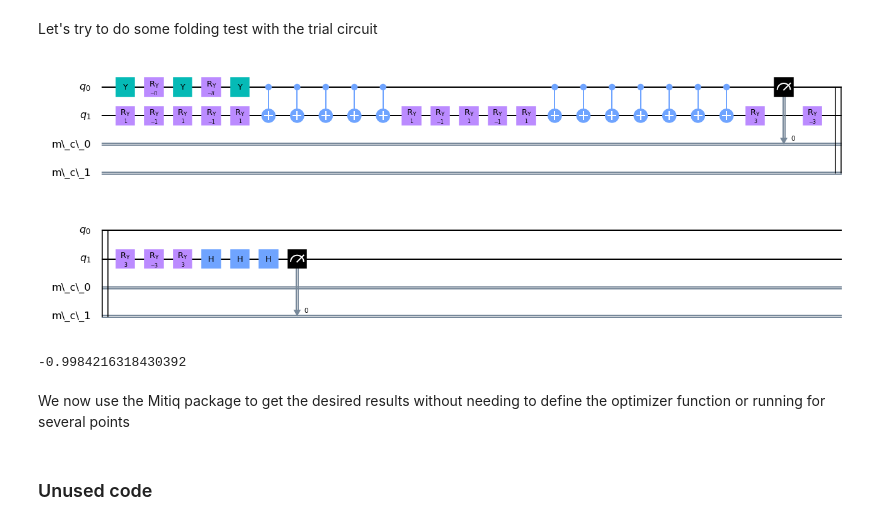
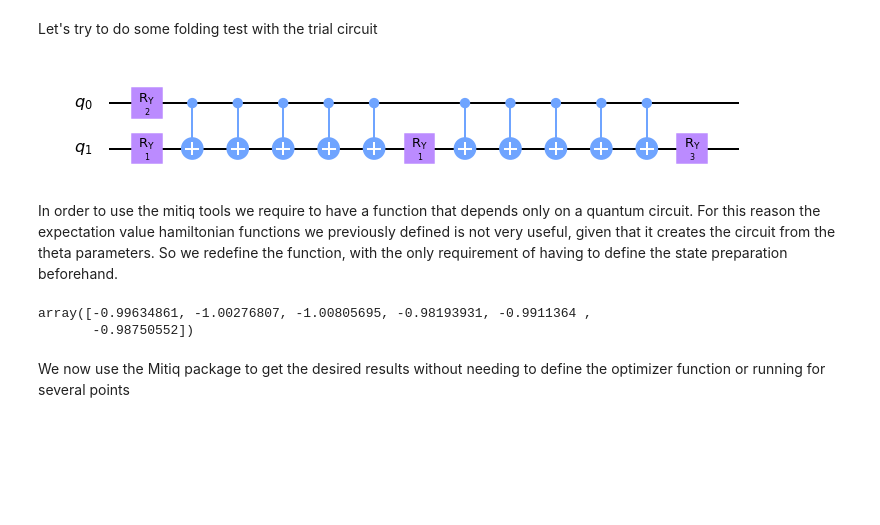
Before and after one commit to JavierNaya/QOSF_Mentorship, a Jupyter notebook: main .ipynb, the cells around one changed output. Drawn from its saved outputs; the diff is of its cells as text; code cells hidden in the pictures; blank space fills up the shorter version.

```diff
--- a/main .ipynb
+++ b/main .ipynb
@@ -487,14 +534,17 @@ Let's try to do some folding test with the trial circuit
 # %%
 qc = State_Preparation([1,2,3])
 from mitiq.zne.scaling.folding import fold_gates_at_random
 
 #folded = fold_gates_from_left(qc, scale_factor=2)
 #folded = fold_gates_from_right(qc, scale_factor=4,fidelities={"single": 1.0,"CNOT": 0.99})
 folded = fold_gates_at_random(qc_IX, scale_factor=5,fidelities={"single": 1.0,"CNOT": 0.99})
 #folded = fold_global(qc, scale_factor=3,fidelities={"single": 1.0,"CNOT": 0.99})
+
+folded = scale_all_cnot(qc,3)
+
 folded.draw('mpl')
 # %% [output]
-[figure, old version]
+[figure, new version]
 # %%
 import cirq
 from mitiq.conversions import converter
@@ -524,10 +576,12 @@ def scale_all_cnot(circuit: cirq.Circuit, scale_factor: float) -> cirq.Circuit:
+# %% [markdown]
+In order to use the mitiq tools we require to have a function that depends only on a quantum circuit. For this reason the expectation value hamiltonian functions we previously defined is not very useful, given that it creates the circuit from the theta parameters. So we redefine the function, with the only requirement of having to define the state preparation beforehand.
 # %%
 from functools import partial
-from mitiq.zne.inference import PolyFactory
+from mitiq.zne.inference import *
 
 qc = State_Preparation([2.39581172, 5.94579978, 0.29905988],r=1)
 
-def Expectation_Hamiltonian_mitiq(qc,Hamiltonian = H,noise = False, r = 1,shots=8192,backend = 'qasm_simulator'):
+def Expectation_Hamiltonian_Mitiq(qc,Hamiltonian = H,noise = False, r = 1,shots=8192,backend = 'qasm_simulator'):
     #Find the Pauli decomposition
     c = Decomposition_H(H)
     exp_key = c.copy() #copy the dictionary
@@ -548,21 +602,17 @@ def Expectation_Hamiltonian_mitiq(qc,Hamiltonian = H,noise = False, r = 1,shots=
     return H_exp
 
 
-
-# executor = partial(
-#     Expectation_Measurement,
-#     key = 'IX',
-#     noise = 'ibmq_vigo'
-# )
-
 executor = partial(
-    Expectation_Hamiltonian_mitiq,
-    shots=100000
+    Expectation_Hamiltonian_Mitiq,
+    shots=8192
 )
 
-mitigated = mitiq.execute_with_zne(qc,executor, scale_noise=scale_all_cnot)
-mitigated
+linear_fac = LinearFactory([1,2,3,4,5,6])
+
+mitigated = mitiq.execute_with_zne(qc,executor, factory = linear_fac,scale_noise=scale_all_cnot)
+linear_fac.get_expectation_values()
 # %% [output]
--0.9984216318430392
+array([-0.99634861, -1.00276807, -1.00805695, -0.98193931, -0.9911364 ,
+       -0.98750552])
 # %% [markdown]
 We now use the Mitiq package to get the desired results without needing to define the optimizer function or running for several points
@@ -606,2 +618,0 @@ for n in noise:
-# %% [markdown]
-### Unused code
```
Also changed, not shown: parts of 16 cells of this notebook, 4 other files.
